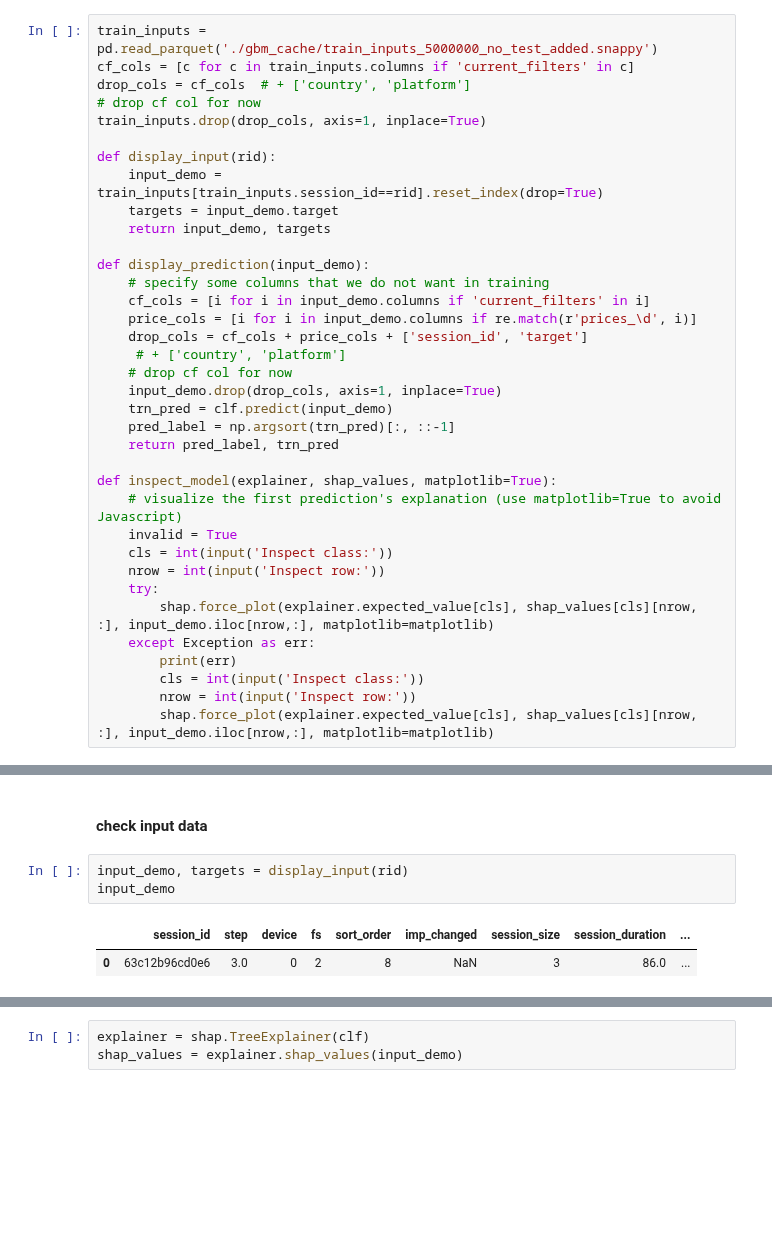
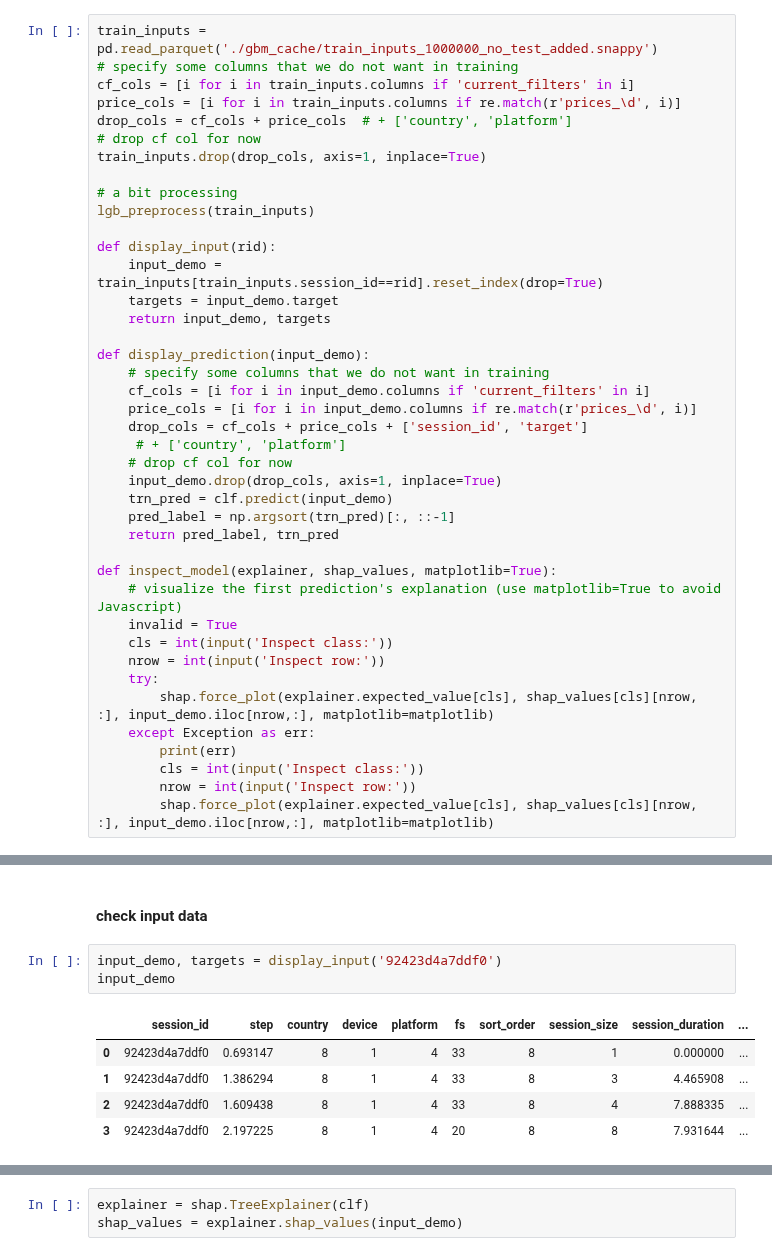
Before and after one commit to samshipengs/naps, a Jupyter notebook: lgb_model_checking.ipynb, the cells around one changed output, grey strips where cells are left out. Drawn from its saved outputs; the diff is of its cells as text; blank space fills up the shorter version.

```diff
--- a/lgb_model_checking.ipynb
+++ b/lgb_model_checking.ipynb
@@ -198,11 +164,16 @@ def display_clean(rid, show_answer=False):
 # %% [markdown]
 ### grab train_inputs
 # %%
-train_inputs = pd.read_parquet('./gbm_cache/train_inputs_5000000_no_test_added.snappy')
-cf_cols = [c for c in train_inputs.columns if 'current_filters' in c]
-drop_cols = cf_cols  # + ['country', 'platform']
+train_inputs = pd.read_parquet('./gbm_cache/train_inputs_1000000_no_test_added.snappy')
+# specify some columns that we do not want in training
+cf_cols = [i for i in train_inputs.columns if 'current_filters' in i]
+price_cols = [i for i in train_inputs.columns if re.match(r'prices_\d', i)]
+drop_cols = cf_cols + price_cols  # + ['country', 'platform']
 # drop cf col for now
 train_inputs.drop(drop_cols, axis=1, inplace=True)
+
+# a bit processing
+lgb_preprocess(train_inputs)
 
 def display_input(rid):
     input_demo = train_inputs[train_inputs.session_id==rid].reset_index(drop=True)
@@ -304,11 +286,14 @@ Name: reference, dtype: object
 # %% [markdown]
 #### check input data
 # %%
-input_demo, targets = display_input(rid)
+input_demo, targets = display_input('92423d4a7ddf0')
 input_demo
 # %% [output]
-|  | session_id | step | device | fs | sort_order | imp_changed | session_size | session_duration | ... |
-| 0 | 63c12b96cd0e6 | 3.0 | 0 | 2 | 8 | NaN | 3 | 86.0 | ... |
+|  | session_id | step | country | device | platform | fs | sort_order | session_size | session_duration | ... |
+| 0 | 92423d4a7ddf0 | 0.693147 | 8 | 1 | 4 | 33 | 8 | 1 | 0.000000 | ... |
+| 1 | 92423d4a7ddf0 | 1.386294 | 8 | 1 | 4 | 33 | 8 | 3 | 4.465908 | ... |
+| 2 | 92423d4a7ddf0 | 1.609438 | 8 | 1 | 4 | 33 | 8 | 4 | 7.888335 | ... |
+| 3 | 92423d4a7ddf0 | 2.197225 | 8 | 1 | 4 | 20 | 8 | 8 | 7.931644 | ... |
 # %%
 targets
 # %% [output]
```
Also changed, not shown: parts of 30 cells of this notebook, 4 other files.
